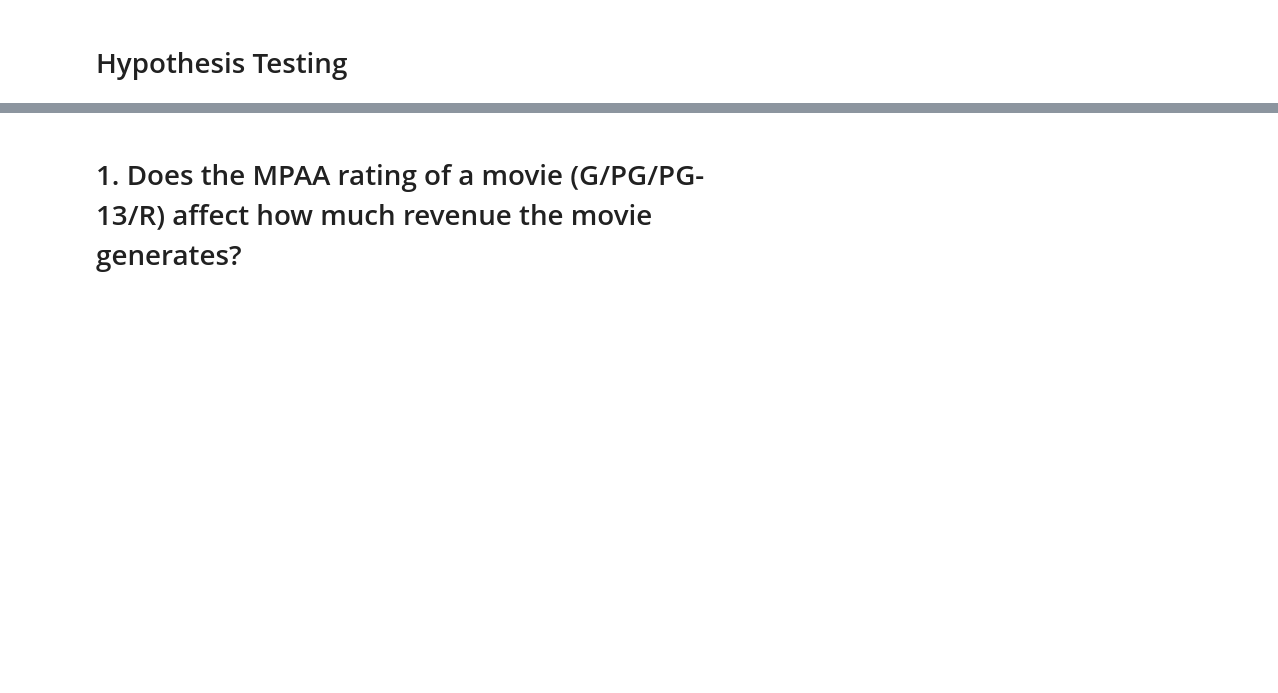
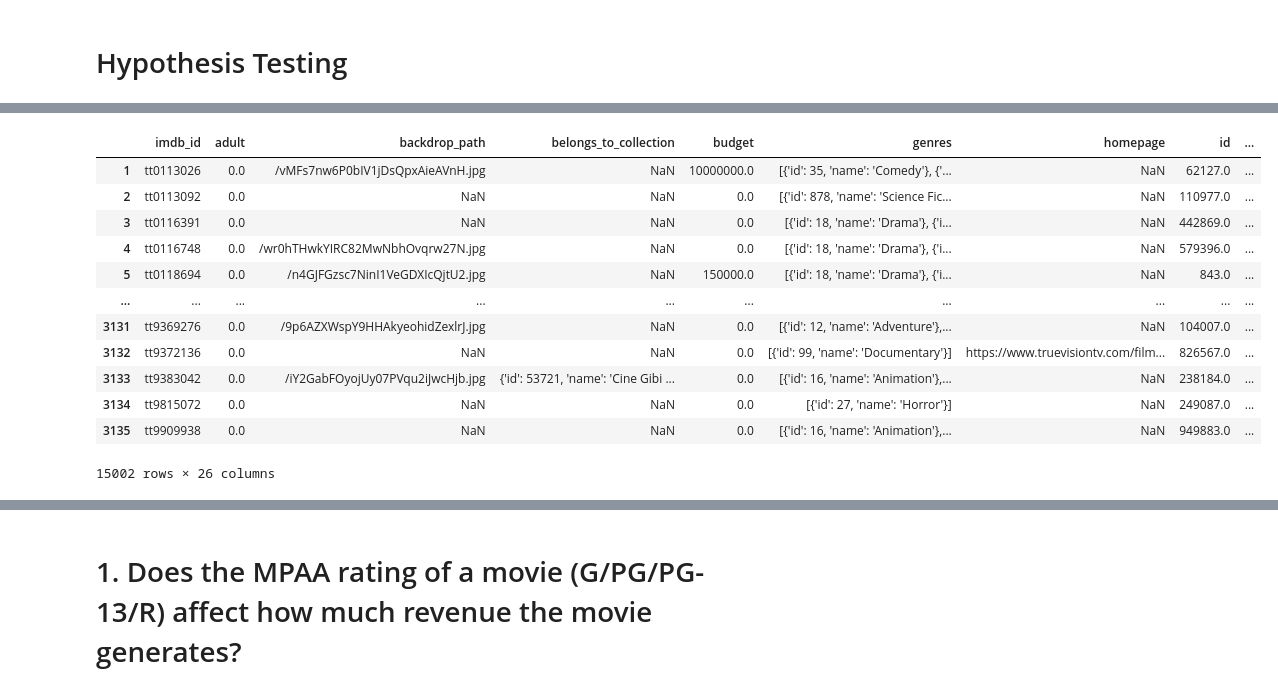
Before and after one commit to evelynmmartinez/TMDB-Movies-1, a Jupyter notebook: Hypothesis Testing.ipynb, the cells around one changed output, grey strips where cells are left out. Cells and saved outputs as stored; diff of their text form; code cells hidden in the pictures; blank space fills up the shorter version.

```diff
--- a/Hypothesis Testing.ipynb
+++ b/Hypothesis Testing.ipynb
@@ -8,0 +97,6 @@ from scipy import stats
+# %%
+# Use glob.glob to get COMPLETE filepaths
+q = FOLDER+"/**/final_*.csv.gz"
+print(q)
+file_list = sorted(glob.glob(q,recursive = True))
+file_list
@@ -8,0 +110,4 @@ from scipy import stats
+# %%
+# ## use a list comprehension to load in all files into 1 dataframe
+df = pd.concat([pd.read_csv(f, lineterminator='\n') for f in file_list])
+df.head()
@@ -8,0 +122,17 @@ from scipy import stats
+# %%
+df = df.loc[df['imdb_id']!='0']
+df
+# %% [output]
+|  | imdb_id | adult | backdrop_path | belongs_to_collection | budget | genres | homepage | id | ... |
+| 1 | tt0113026 | 0.0 | /vMFs7nw6P0bIV1jDsQpxAieAVnH.jpg | NaN | 10000000.0 | [{'id': 35, 'name': 'Comedy'}, {'... | NaN | 62127.0 | ... |
+| 2 | tt0113092 | 0.0 | NaN | NaN | 0.0 | [{'id': 878, 'name': 'Science Fic... | NaN | 110977.0 | ... |
+| 3 | tt0116391 | 0.0 | NaN | NaN | 0.0 | [{'id': 18, 'name': 'Drama'}, {'i... | NaN | 442869.0 | ... |
+| 4 | tt0116748 | 0.0 | /wr0hTHwkYIRC82MwNbhOvqrw27N.jpg | NaN | 0.0 | [{'id': 18, 'name': 'Drama'}, {'i... | NaN | 579396.0 | ... |
+| 5 | tt0118694 | 0.0 | /n4GJFGzsc7NinI1VeGDXIcQjtU2.jpg | NaN | 150000.0 | [{'id': 18, 'name': 'Drama'}, {'i... | NaN | 843.0 | ... |
+| ... | ... | ... | ... | ... | ... | ... | ... | ... | ... |
+| 3131 | tt9369276 | 0.0 | /9p6AZXWspY9HHAkyeohidZexlrJ.jpg | NaN | 0.0 | [{'id': 12, 'name': 'Adventure'},... | NaN | 104007.0 | ... |
+| 3132 | tt9372136 | 0.0 | NaN | NaN | 0.0 | [{'id': 99, 'name': 'Documentary'}] | https://www.truevisiontv.com/film... | 826567.0 | ... |
+| 3133 | tt9383042 | 0.0 | /iY2GabFOyojUy07PVqu2iJwcHjb.jpg | {'id': 53721, 'name': 'Cine Gibi ... | 0.0 | [{'id': 16, 'name': 'Animation'},... | NaN | 238184.0 | ... |
+| 3134 | tt9815072 | 0.0 | NaN | NaN | 0.0 | [{'id': 27, 'name': 'Horror'}] | NaN | 249087.0 | ... |
+| 3135 | tt9909938 | 0.0 | NaN | NaN | 0.0 | [{'id': 16, 'name': 'Animation'},... | NaN | 949883.0 | ... |
+15002 rows × 26 columns
```
Also changed, not shown: parts of 14 cells of this notebook, 11 other files.
